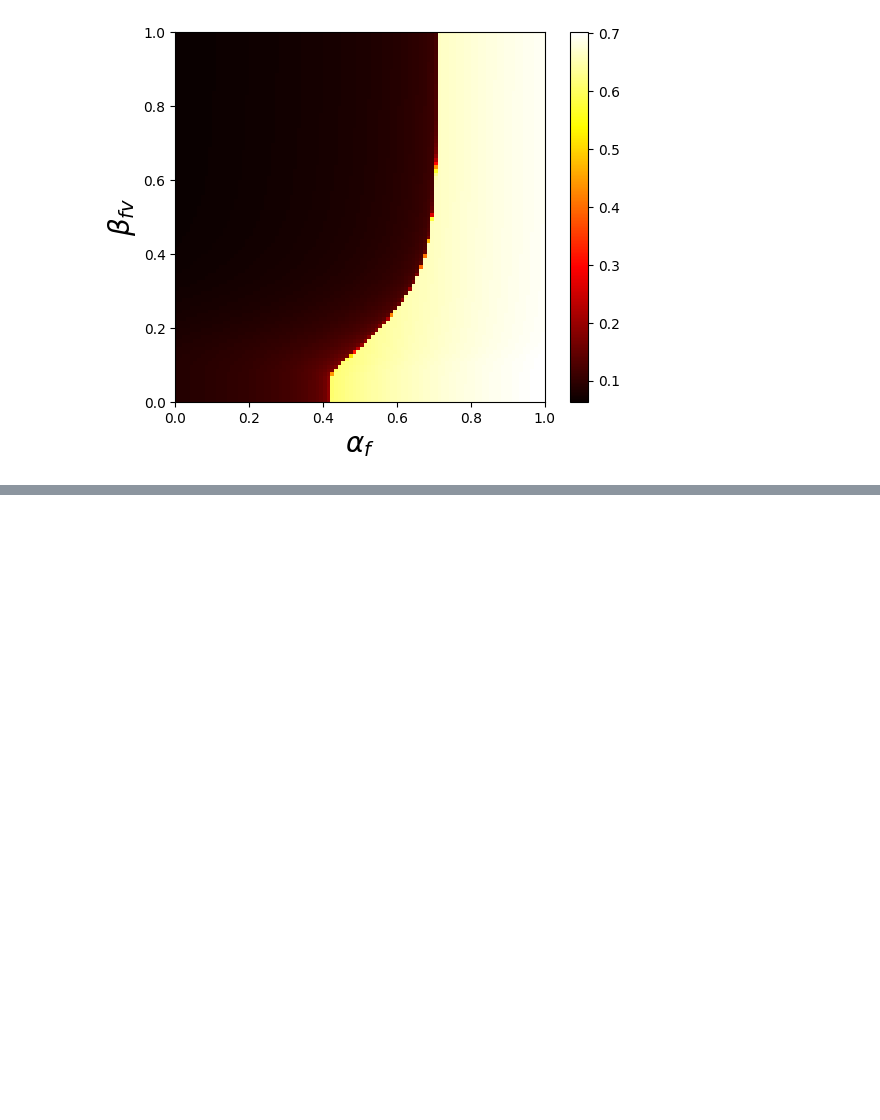
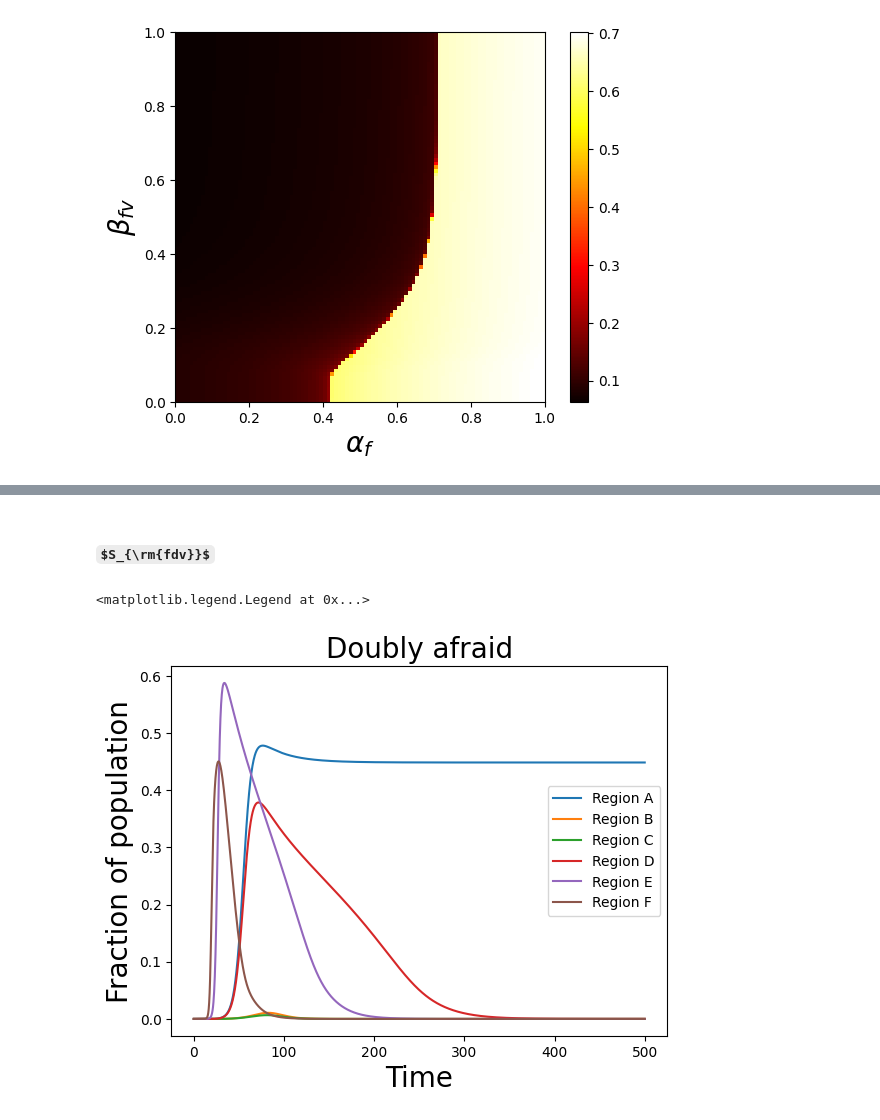
Before and after one commit to Avneet-0001/Computational-Physics-Programs, a Jupyter notebook: Double_fear_model_github.ipynb, the cells around one changed output, grey strips where cells are left out. Cells and saved outputs as stored; diff of their text form; code cells hidden in the pictures; some formulas as TeX source; blank space fills up the shorter version.

```diff
--- a/Double_fear_model_github.ipynb
+++ b/Double_fear_model_github.ipynb
@@ -948,0 +1047,20 @@ Text(0, 0.5, '$\\beta_{fv}$')
+# %% [markdown]
+## $S_{\rm{fdv}}$
+# %%
+S_fdv_list = []
+
+for l in range(len(beta_fv_val)):
+  beta_fv = beta_fv_val[l]
+  alpha_f = alpha_f_val[l]
+  z = odeint(model, Ic, t, args=(beta_fv,alpha_f,))
+  S_fdv_list.append(z[:,3])
+  plt.plot(t,S_fdv_list[l],label=str(S_list_str[l]))
+
+
+plt.xlabel('Time', fontsize='20')
+plt.ylabel('Fraction of population', fontsize='20')
+plt.title('Doubly afraid', fontsize='20')
+plt.legend()
+# %% [output]
+<matplotlib.legend.Legend at 0x...>
+[figure, added]
```
Also changed, not shown: parts of 24 cells of this notebook.
